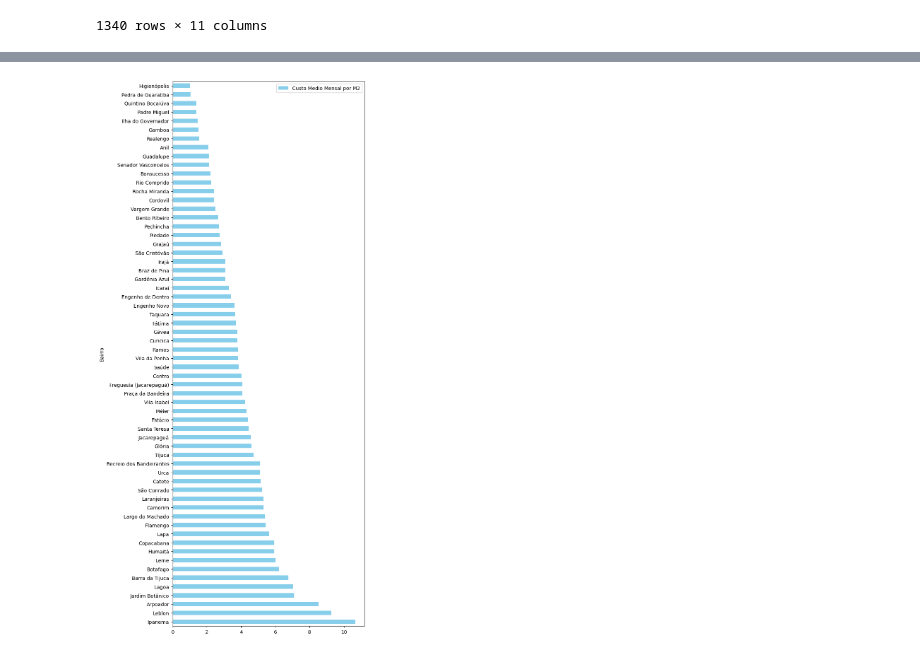
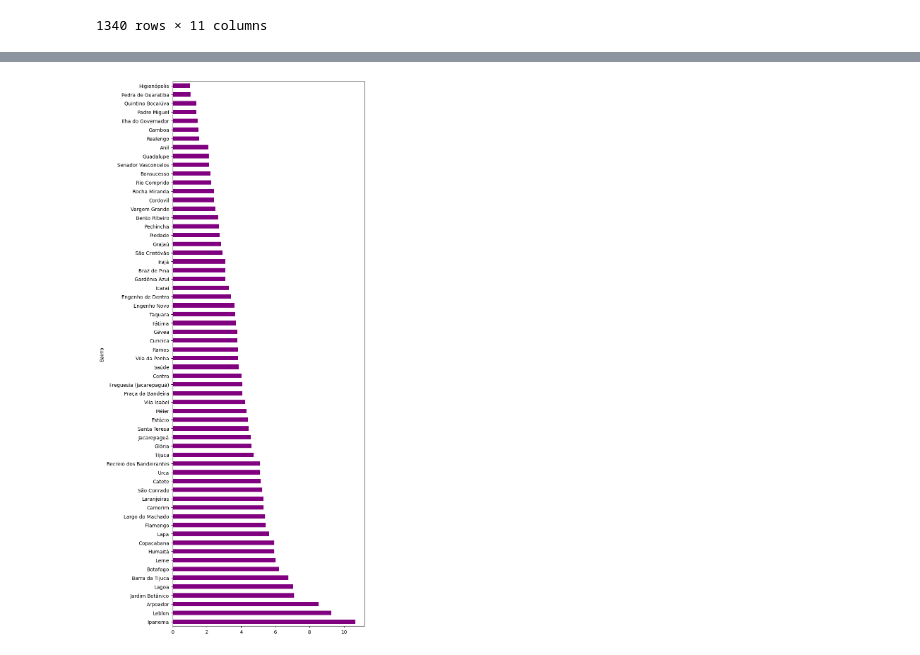
Before and after one commit to biancacordebello/AnaliseExploratoriaDados, a Jupyter notebook: analise_exploratoria.ipynb, the cells around one changed output, grey strips where cells are left out. Drawn from its saved outputs; the diff is of its cells as text; code cells hidden in the pictures.

```diff
--- a/analise_exploratoria.ipynb
+++ b/analise_exploratoria.ipynb
@@ -163,4 +205,4 @@ dados
 # %%
-media_bairro = round(dados.groupby('Bairro')[['Custo Medio Mensal por M2']].mean(),2).sort_values('Custo Medio Mensal por M2', ascending=False)
+media_bairro = round(dados.groupby('Bairro')['Custo Medio Mensal por M2'].mean(),2).sort_values(ascending=False)
 media_bairro
 # %% [output]
@@ -180,4 +225,4 @@ media_bairro
 # %%
-media_bairro.plot(kind='barh', figsize=(7, 20), color ='skyblue');
+media_bairro.plot(kind='barh', figsize=(7, 20), color ='purple');
 # %% [output]
-[figure, old version]
+[figure, new version]
```
Also changed, not shown: parts of 15 cells of this notebook.
